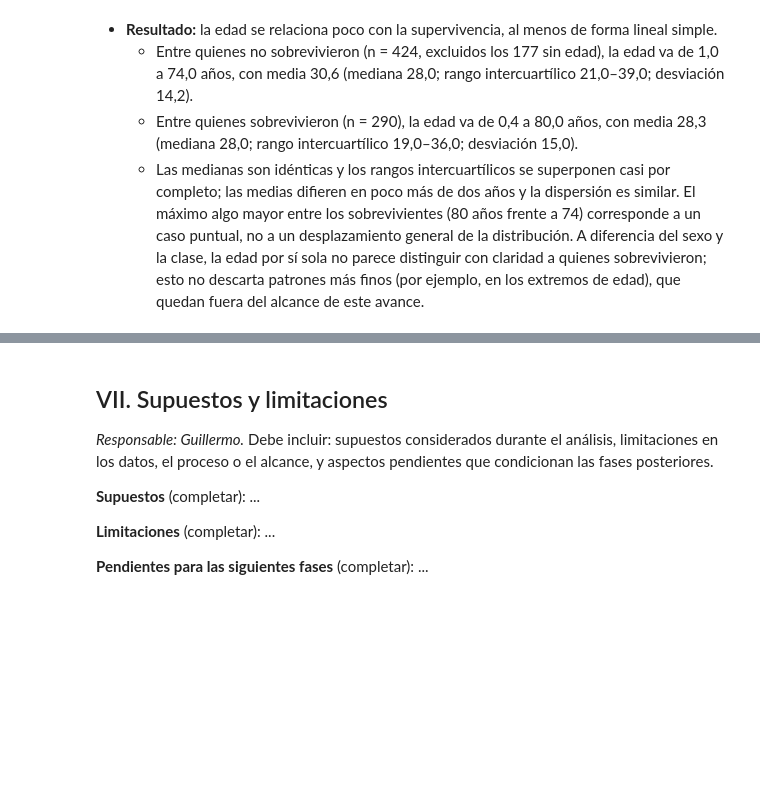
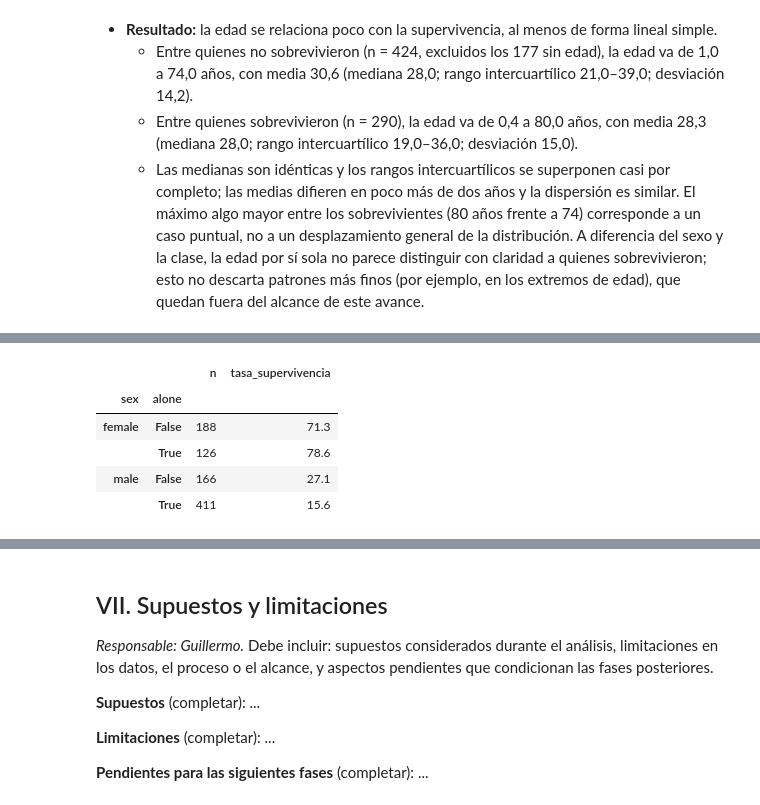
Before and after one commit to fdiaztoro/proyecto-grupo4-mcdi503, a Jupyter notebook: notebooks/mcdi503_f1_sumativo_grupo4.ipynb, the cells around one changed output, grey strips where cells are left out. Cells and saved outputs as stored; diff of their text form; code cells hidden in the pictures; blank space fills up the shorter version.

```diff
--- a/notebooks/mcdi503_f1_sumativo_grupo4.ipynb
+++ b/notebooks/mcdi503_f1_sumativo_grupo4.ipynb
@@ -533,0 +560,14 @@ plt.show()
+# %%
+tasa_sexo_solo = (
+    titanic_eda.groupby(["sex", "alone"], observed=True)["survived"]
+    .agg(n="size", tasa_supervivencia="mean")
+)
+tasa_sexo_solo["tasa_supervivencia"] = (tasa_sexo_solo["tasa_supervivencia"] * 100).round(1)
+tasa_sexo_solo
+# %% [output]
+|  |  | n | tasa_supervivencia |
+| sex | alone |  |  |
+| female | False | 188 | 71.3 |
+|  | True | 126 | 78.6 |
+| male | False | 166 | 27.1 |
+|  | True | 411 | 15.6 |
```
Also changed, not shown: parts of 5 cells of this notebook.
